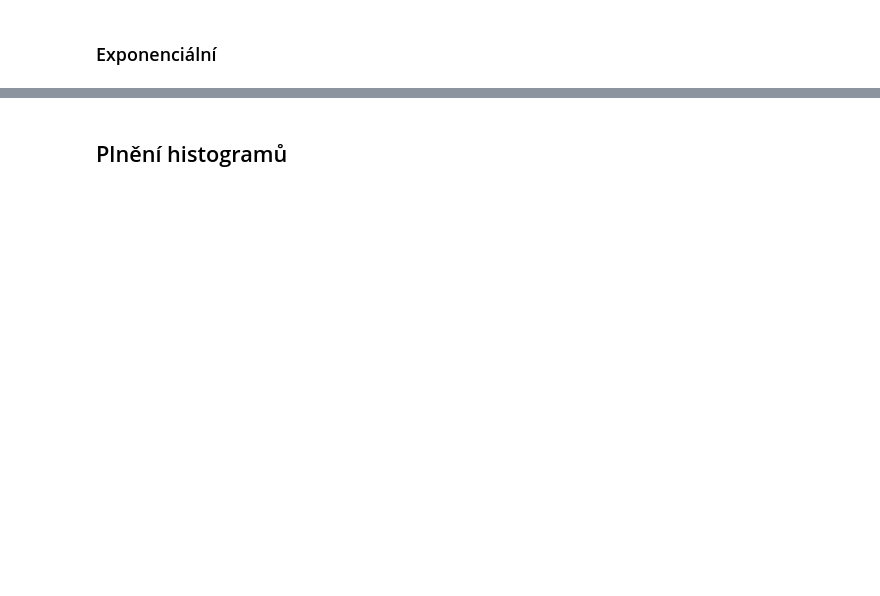
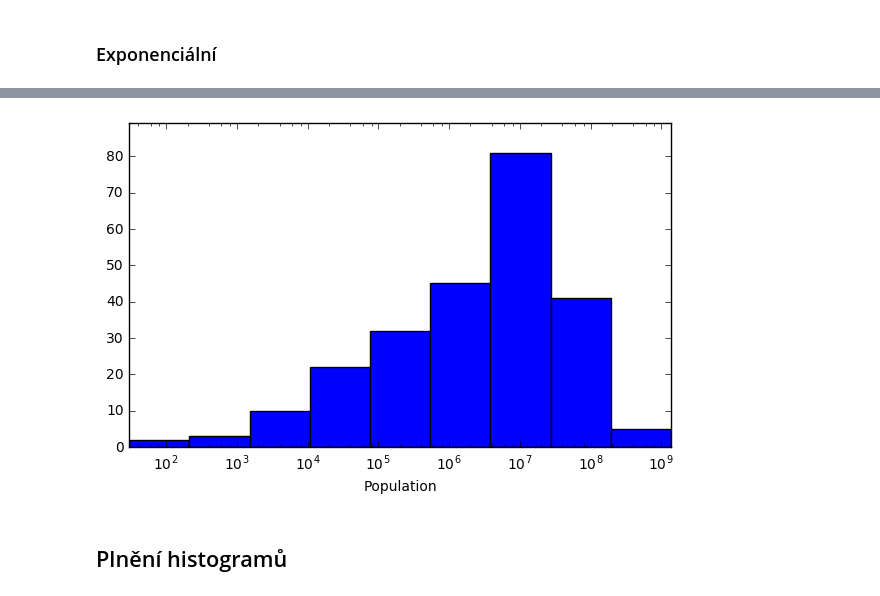
Before and after one commit to janpipek/pyvo-prednaska, a Jupyter notebook: notebooks/02-zaklady_physt.ipynb, the cells around one changed output, grey strips where cells are left out. Cells and saved outputs as stored; diff of their text form; code cells hidden in the pictures; blank space fills up the shorter version.

```diff
--- a/notebooks/02-zaklady_physt.ipynb
+++ b/notebooks/02-zaklady_physt.ipynb
@@ -91,5 +186,7 @@ h1(countries.Population).plot()
 # %%
-h1(countries.Population, "exponential").plot()
+h1(countries.Population, "exponential").plot(xscale="log");
+# %% [output]
+[figure, added]
 # %% [markdown]
 ## Plnění histogramů
 # %%
```
Also changed, not shown: parts of 19 cells of this notebook, 2 other files.
